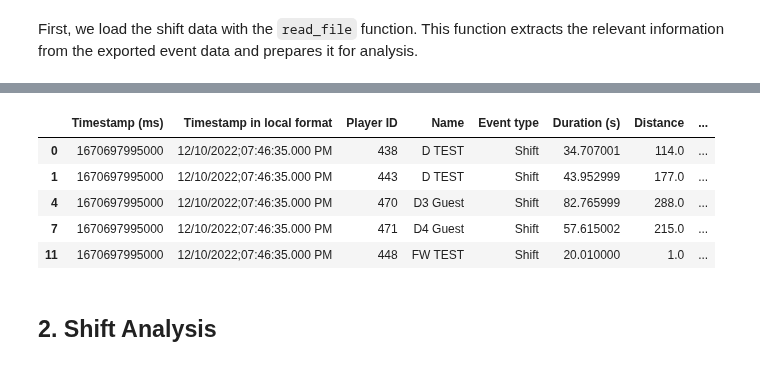
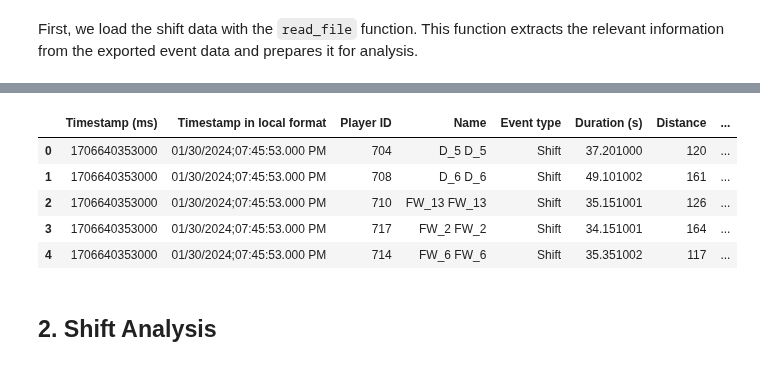
Before and after one commit to arnoldram/dataunionsihf, a Jupyter notebook: sample_analysis.ipynb, the cells around one changed output, grey strips where cells are left out. Drawn from its saved outputs; the diff is of its cells as text; code cells hidden in the pictures.

```diff
--- a/sample_analysis.ipynb
+++ b/sample_analysis.ipynb
@@ -22,20 +25,20 @@ from algorithms.utils import read_file
 # %%
 # Define the file path and the event type
-file_name = 'data/Events-Match_Test__TEAM_A_vs__TEAM_B-Period_Period_1_Period_Period_2_Period_Period_3.csv'
+file_name = 'data/Events-Match_GAME_2-3_Phases.csv'
 event_type = 'Shifts'
 
 # Load the data with the read_file function from utils.py
 df = read_file(file_name, event_type)
 
 # Display the first lines of the DataFrame for checking
 df.head()
 # %% [output]
 |  | Timestamp (ms) | Timestamp in local format | Player ID | Name | Event type | Duration (s) | Distance | ... |
-| 0 | 1670697995000 | 12/10/2022;07:46:35.000 PM | 438 | D TEST | Shift | 34.707001 | 114.0 | ... |
-| 1 | 1670697995000 | 12/10/2022;07:46:35.000 PM | 443 | D TEST | Shift | 43.952999 | 177.0 | ... |
-| 4 | 1670697995000 | 12/10/2022;07:46:35.000 PM | 470 | D3 Guest | Shift | 82.765999 | 288.0 | ... |
-| 7 | 1670697995000 | 12/10/2022;07:46:35.000 PM | 471 | D4 Guest | Shift | 57.615002 | 215.0 | ... |
-| 11 | 1670697995000 | 12/10/2022;07:46:35.000 PM | 448 | FW TEST | Shift | 20.010000 | 1.0 | ... |
+| 0 | 1706640353000 | 01/30/2024;07:45:53.000 PM | 704 | D_5 D_5 | Shift | 37.201000 | 120 | ... |
+| 1 | 1706640353000 | 01/30/2024;07:45:53.000 PM | 708 | D_6 D_6 | Shift | 49.101002 | 161 | ... |
+| 2 | 1706640353000 | 01/30/2024;07:45:53.000 PM | 710 | FW_13 FW_13 | Shift | 35.151001 | 126 | ... |
+| 3 | 1706640353000 | 01/30/2024;07:45:53.000 PM | 717 | FW_2 FW_2 | Shift | 34.151001 | 164 | ... |
+| 4 | 1706640353000 | 01/30/2024;07:45:53.000 PM | 714 | FW_6 FW_6 | Shift | 35.351002 | 117 | ... |
 # %% [markdown]
 ## 2. Shift Analysis
 # %% [markdown]
```
Also changed, not shown: parts of 4 cells of this notebook.
